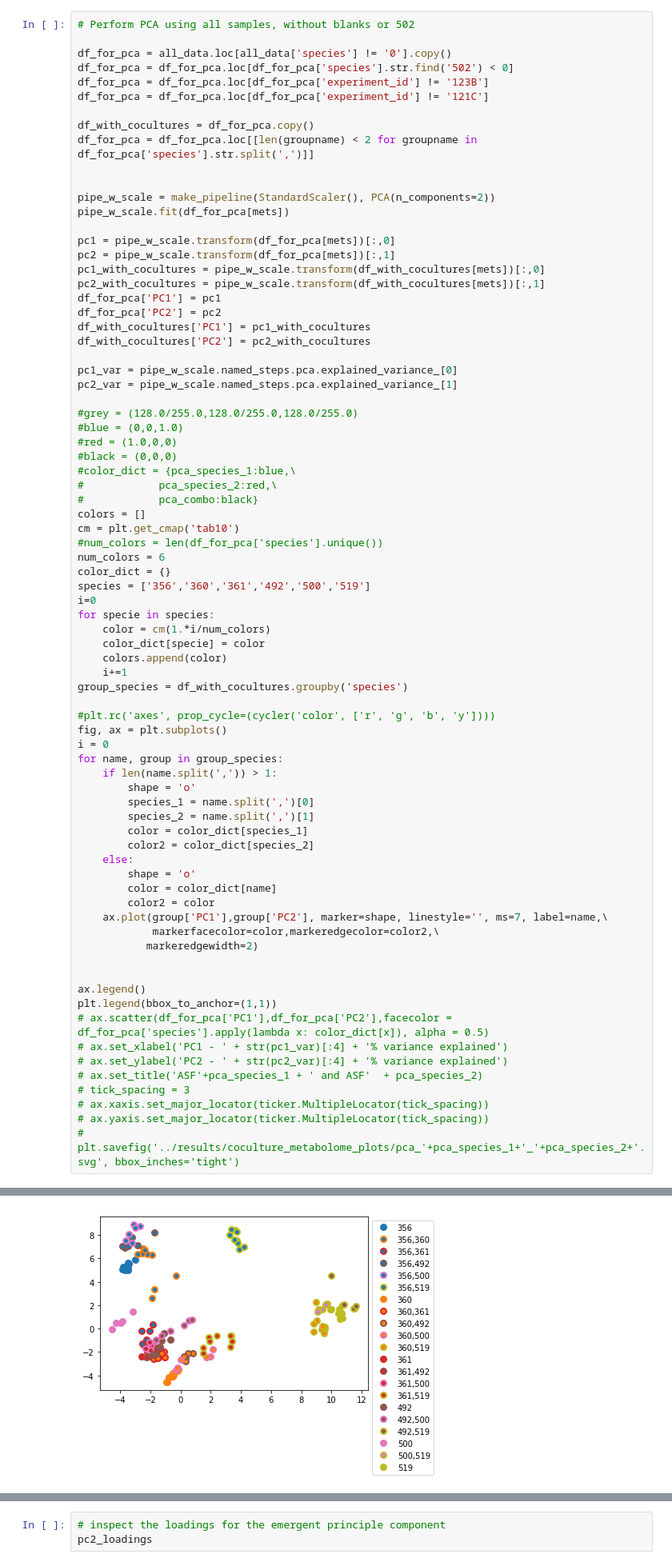
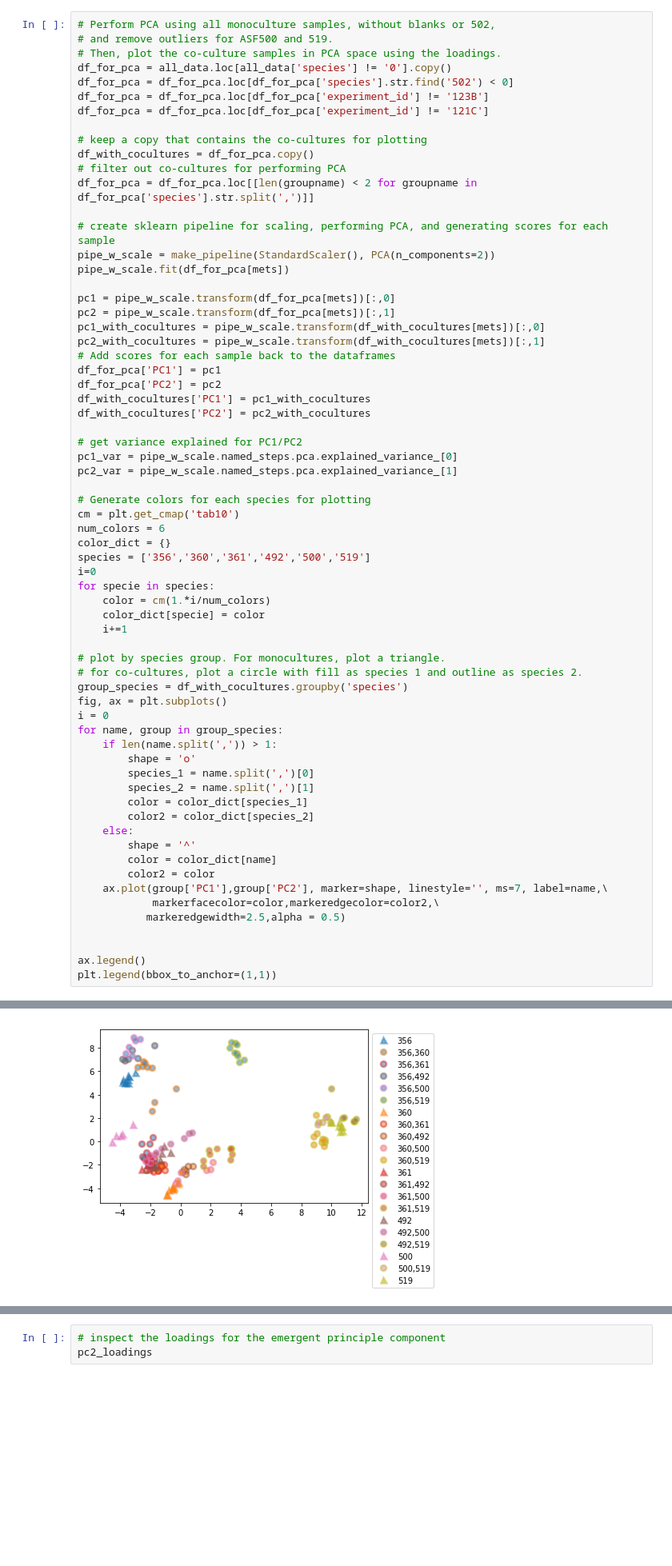
Before and after one commit to gregmedlock/asf_interactions, a Jupyter notebook: bin/metabolomics_PCA.ipynb, the cells around one changed output, grey strips where cells are left out. Shown at 80% size. Saved outputs shown, nothing was run; the diff lists cells and outputs as text; blank space fills up the shorter version.

```diff
--- a/bin/metabolomics_PCA.ipynb
+++ b/bin/metabolomics_PCA.ipynb
@@ -38,15 +36,18 @@ all_data_scaled[mets] = all_data[mets]/all_data[mets].max()
 # %%
-# Perform PCA using all samples, without blanks or 502
-
+# Perform PCA using all monoculture samples, without blanks or 502,
+# and remove outliers for ASF500 and 519.
+# Then, plot the co-culture samples in PCA space using the loadings.
 df_for_pca = all_data.loc[all_data['species'] != '0'].copy()
 df_for_pca = df_for_pca.loc[df_for_pca['species'].str.find('502') < 0]
 df_for_pca = df_for_pca.loc[df_for_pca['experiment_id'] != '123B']
 df_for_pca = df_for_pca.loc[df_for_pca['experiment_id'] != '121C']
 
+# keep a copy that contains the co-cultures for plotting
 df_with_cocultures = df_for_pca.copy()
+# filter out co-cultures for performing PCA
 df_for_pca = df_for_pca.loc[[len(groupname) < 2 for groupname in df_for_pca['species'].str.split(',')]]
 
-
+# create sklearn pipeline for scaling, performing PCA, and generating scores for each sample
 pipe_w_scale = make_pipeline(StandardScaler(), PCA(n_components=2))
 pipe_w_scale.fit(df_for_pca[mets])
 
@@ -54,67 +55,53 @@ pc1 = pipe_w_scale.transform(df_for_pca[mets])[:,0]
 pc2 = pipe_w_scale.transform(df_for_pca[mets])[:,1]
 pc1_with_cocultures = pipe_w_scale.transform(df_with_cocultures[mets])[:,0]
 pc2_with_cocultures = pipe_w_scale.transform(df_with_cocultures[mets])[:,1]
+# Add scores for each sample back to the dataframes
 df_for_pca['PC1'] = pc1
 df_for_pca['PC2'] = pc2
 df_with_cocultures['PC1'] = pc1_with_cocultures
 df_with_cocultures['PC2'] = pc2_with_cocultures
 
+# get variance explained for PC1/PC2
 pc1_var = pipe_w_scale.named_steps.pca.explained_variance_[0]
 pc2_var = pipe_w_scale.named_steps.pca.explained_variance_[1]
 
-#grey = (128.0/255.0,128.0/255.0,128.0/255.0)
-#blue = (0,0,1.0)
-#red = (1.0,0,0)
-#black = (0,0,0)
-#color_dict = {pca_species_1:blue,\
-#            pca_species_2:red,\
-#            pca_combo:black}
-colors = []
+# Generate colors for each species for plotting
 cm = plt.get_cmap('tab10')
-#num_colors = len(df_for_pca['species'].unique())
 num_colors = 6
 color_dict = {}
 species = ['356','360','361','492','500','519']
 i=0
 for specie in species:
     color = cm(1.*i/num_colors)
     color_dict[specie] = color
-    colors.append(color)
     i+=1
+
+# plot by species group. For monocultures, plot a triangle.
+# for co-cultures, plot a circle with fill as species 1 and outline as species 2.
 group_species = df_with_cocultures.groupby('species')
-
-#plt.rc('axes', prop_cycle=(cycler('color', ['r', 'g', 'b', 'y'])))
 fig, ax = plt.subplots()
 i = 0
 for name, group in group_species:
     if len(name.split(',')) > 1:
         shape = 'o'
         species_1 = name.split(',')[0]
         species_2 = name.split(',')[1]
         color = color_dict[species_1]
         color2 = color_dict[species_2]
     else:
-        shape = 'o'
+        shape = '^'
         color = color_dict[name]
         color2 = color
     ax.plot(group['PC1'],group['PC2'], marker=shape, linestyle='', ms=7, label=name,\
             markerfacecolor=color,markeredgecolor=color2,\
-           markeredgewidth=2)
+           markeredgewidth=2.5,alpha = 0.5)
 
 
 ax.legend()
 plt.legend(bbox_to_anchor=(1,1))
-# ax.scatter(df_for_pca['PC1'],df_for_pca['PC2'],facecolor = df_for_pca['species'].apply(lambda x: color_dict[x]), alpha = 0.5)
-# ax.set_xlabel('PC1 - ' + str(pc1_var)[:4] + '% variance explained')
-# ax.set_ylabel('PC2 - ' + str(pc2_var)[:4] + '% variance explained')
-# ax.set_title('ASF'+pca_species_1 + ' and ASF'  + pca_species_2)
-# tick_spacing = 3
-# ax.xaxis.set_major_locator(ticker.MultipleLocator(tick_spacing))
-# ax.yaxis.set_major_locator(ticker.MultipleLocator(tick_spacing))
-# plt.savefig('../results/coculture_metabolome_plots/pca_'+pca_species_1+'_'+pca_species_2+'.svg', bbox_inches='tight')
 # %% [output]
 <matplotlib.legend.Legend at 0x...>
-[figure, old version]
+[figure, new version]
 # %%
 # The global PCA doesn't display the information we're interested in better than other figures.
 # For communicating global differences across individual species, the heatmap does better because
```
Also changed, not shown: parts of 3 cells of this notebook, 4 other files.
